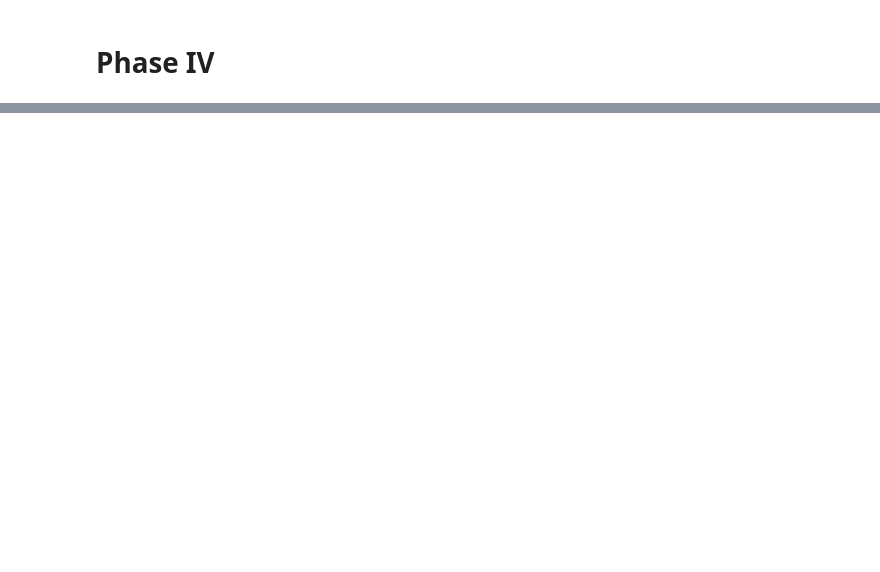
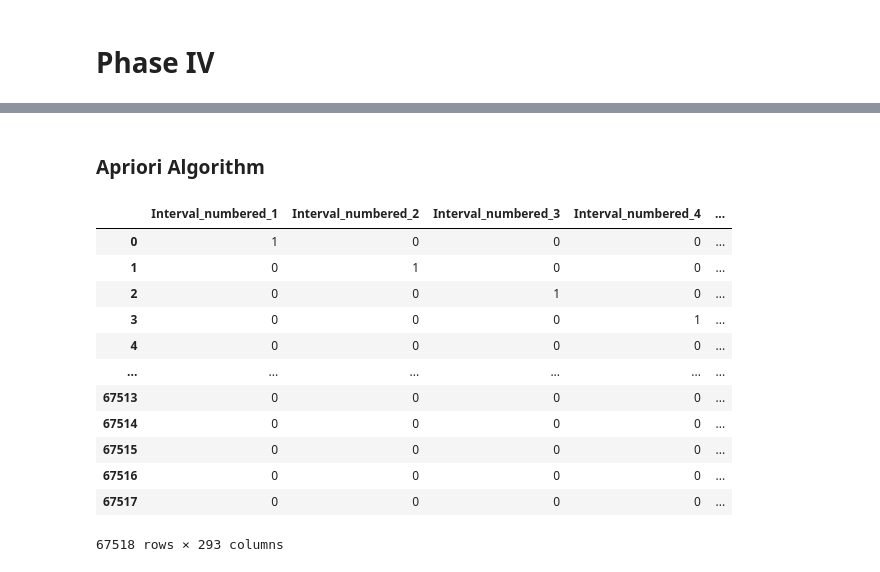
Before and after one commit to saran-sankar/fit-da, a Jupyter notebook: activity.ipynb, the cells around one changed output, grey strips where cells are left out. Saved outputs shown, nothing was run; the diff lists cells and outputs as text; code cells hidden in the pictures; blank space fills up the shorter version.

```diff
--- a/activity.ipynb
+++ b/activity.ipynb
@@ -874,0 +902,24 @@ print('All Good')
+# %% [markdown]
+### Apriori Algorithm
+# %%
+# Create itemset for association rule mining
+df_itemsets = df_new[['Interval_numbered', 'Heart Rate Zone']]
+
+# convert the categorical data to binary encoding
+df_binary = pd.get_dummies(df_itemsets, columns=['Interval_numbered', 'Heart Rate Zone'])
+
+df_binary
+# %% [output]
+|  | Interval_numbered_1 | Interval_numbered_2 | Interval_numbered_3 | Interval_numbered_4 | ... |
+| 0 | 1 | 0 | 0 | 0 | ... |
+| 1 | 0 | 1 | 0 | 0 | ... |
+| 2 | 0 | 0 | 1 | 0 | ... |
+| 3 | 0 | 0 | 0 | 1 | ... |
+| 4 | 0 | 0 | 0 | 0 | ... |
+| ... | ... | ... | ... | ... | ... |
+| 67513 | 0 | 0 | 0 | 0 | ... |
+| 67514 | 0 | 0 | 0 | 0 | ... |
+| 67515 | 0 | 0 | 0 | 0 | ... |
+| 67516 | 0 | 0 | 0 | 0 | ... |
+| 67517 | 0 | 0 | 0 | 0 | ... |
+67518 rows × 293 columns
```
Also changed, not shown: parts of 47 cells of this notebook.
